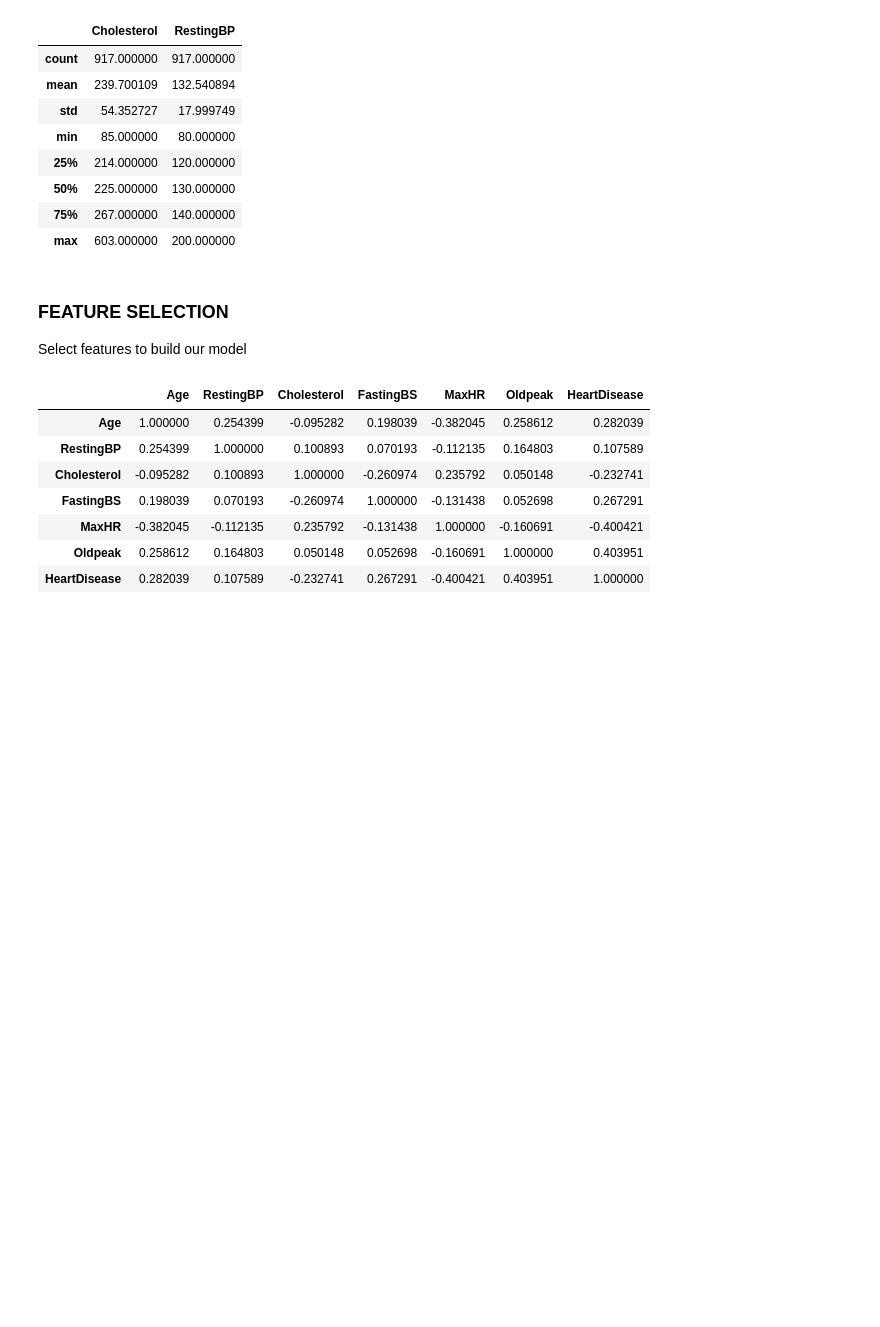
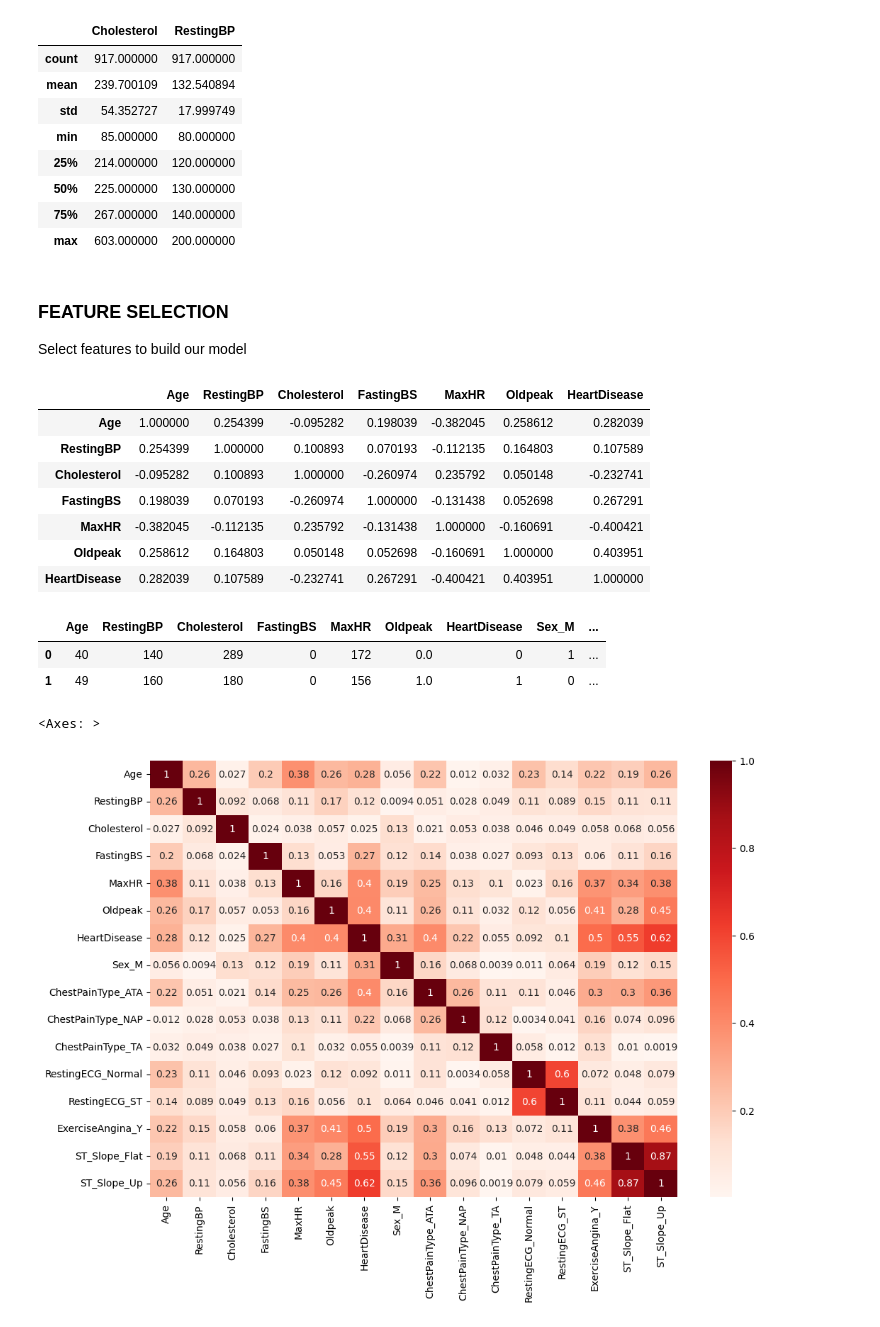
Before and after one commit to RoseMwangi98/Predicting_heart_disease_KNN, a Jupyter notebook: heartdisease.ipynb, the cells around one changed output. Saved outputs shown, nothing was run; the diff lists cells and outputs as text; code cells hidden in the pictures; blank space fills up the shorter version.

```diff
--- a/heartdisease.ipynb
+++ b/heartdisease.ipynb
@@ -209,3 +209,18 @@ df.corr()
 | MaxHR | -0.382045 | -0.112135 | 0.235792 | -0.131438 | 1.000000 | -0.160691 | -0.400421 |
 | Oldpeak | 0.258612 | 0.164803 | 0.050148 | 0.052698 | -0.160691 | 1.000000 | 0.403951 |
 | HeartDisease | 0.282039 | 0.107589 | -0.232741 | 0.267291 | -0.400421 | 0.403951 | 1.000000 |
+# %%
+#convert categorical columns into dummy variables
+df_clean = pd.get_dummies(df_clean,drop_first=True)
+df_clean.head(2)
+# %% [output]
+|  | Age | RestingBP | Cholesterol | FastingBS | MaxHR | Oldpeak | HeartDisease | Sex_M | ... |
+| 0 | 40 | 140 | 289 | 0 | 172 | 0.0 | 0 | 1 | ... |
+| 1 | 49 | 160 | 180 | 0 | 156 | 1.0 | 1 | 0 | ... |
+# %%
+correlations = abs(df_clean.corr())
+plt.figure(figsize=(12,8))
+sns.heatmap(correlations, annot=True, cmap="Reds")
+# %% [output]
+<Axes: >
+[figure, added]
```
